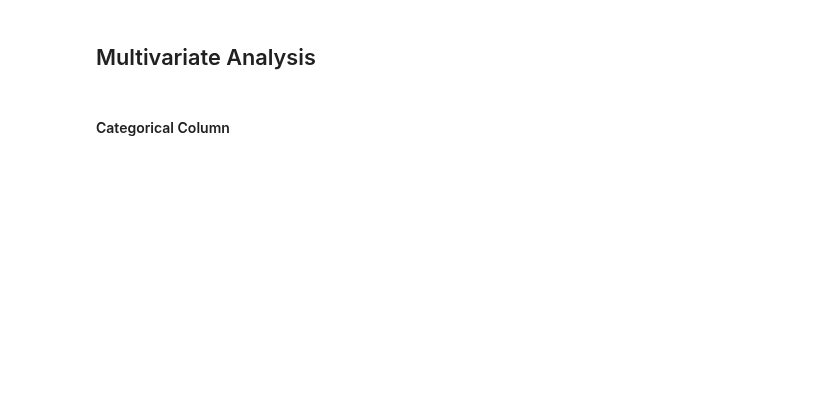
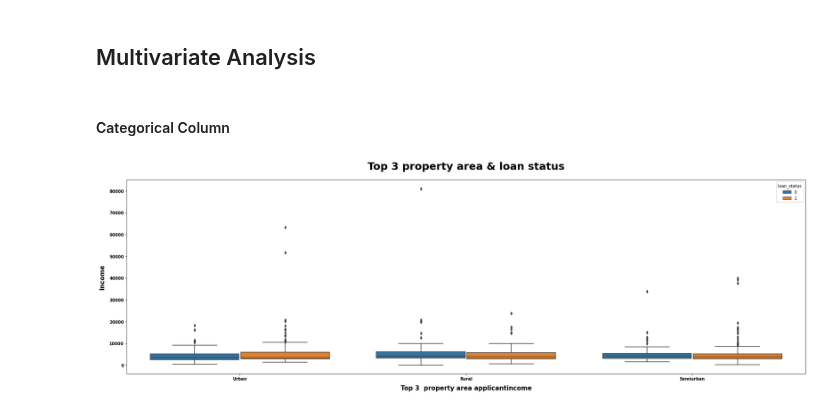
Before and after one commit to masete/Home-Loan-Approval, a Jupyter notebook: homeapproval.ipynb, the cells around one changed output. Saved outputs shown, nothing was run; the diff lists cells and outputs as text; code cells hidden in the pictures; blank space fills up the shorter version.

```diff
--- a/homeapproval.ipynb
+++ b/homeapproval.ipynb
@@ -1061,15 +1061,17 @@ array(['Urban', 'Rural', 'Semiurban'], dtype=object)
 # %%
 I = (df_train.loc[df_train["property_area"]
          .isin(["Urban", "Rural", "Semiurban"])]
          .loc[:, ["applicantincome", "property_area", "loan_status"]])
 
 data = I
 title = "Top 3 property area & loan status"
-x = "profession"
-y = "income"
-hue = "risk_flag"
-xlabel = "Top 5 Profession Income"
+x = "property_area"
+y = "applicantincome"
+hue = "loan_status"
+xlabel = "Top 3  property area applicantincome"
 ylabel = "Income"
 
 mtvboxplot(data=data, title=title, x=x, y=y,
            hue=hue, xlabel=xlabel, ylabel=ylabel);
+# %% [output]
+[figure, added]
```
Also changed, not shown: parts of 2 cells of this notebook.
